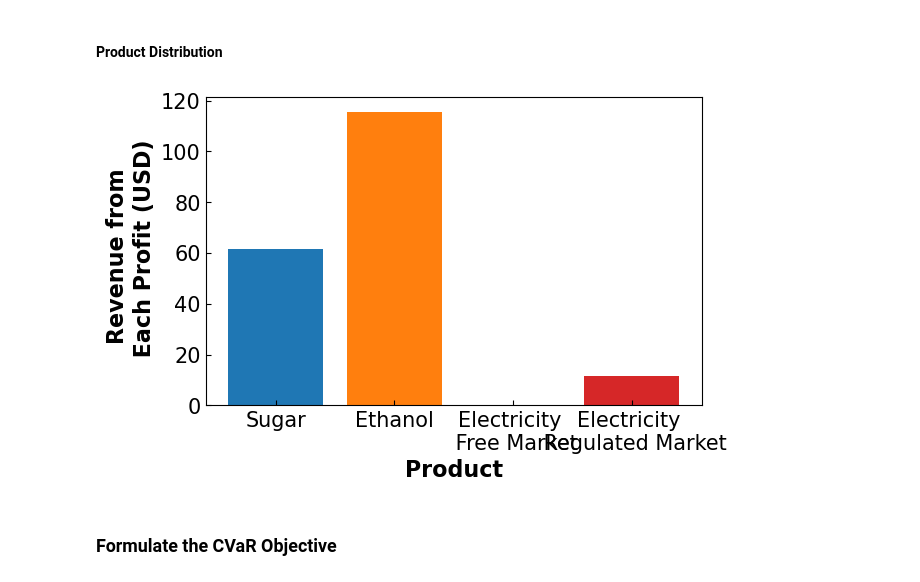
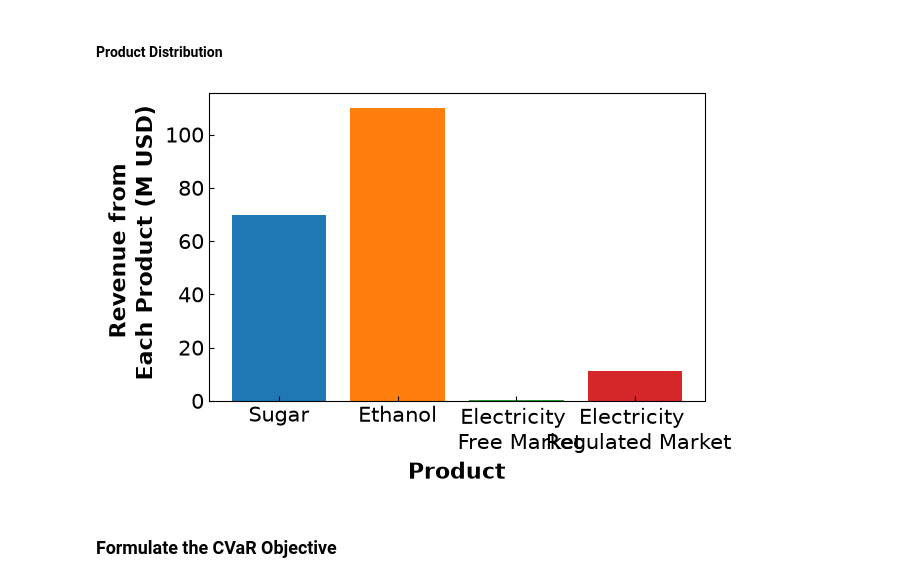
Before and after one commit to ndcbe/optimization, a Jupyter notebook: notebooks/4-dev/RiskMeasures.ipynb, the cells around one changed output. Cells and saved outputs as stored; diff of their text form; code cells hidden in the pictures.

```diff
--- a/notebooks/4-dev/RiskMeasures.ipynb
+++ b/notebooks/4-dev/RiskMeasures.ipynb
@@ -594,14 +702,19 @@ eth -0.000756  0.000390  0.001578
 m = create_model()
 
 
-# Define MV as the objective
+# Define MV as the objective. This is written over the monetary exposures
+# w_c = pbar_c * x_c, so every term is in USD^2.
 def mean_value(m):
     return sum(
-        m.x[i] * covar.loc[i, j] * m.x[j] for i in m.commodities for j in m.commodities
+        m.exposure[i] * covar.loc[i, j] * m.exposure[j]
+        for i in m.commodities
+        for j in m.commodities
     )
 
 
 m.obj = pyo.Objective(rule=mean_value, sense=pyo.minimize)
+
+assert_units_consistent(m)
 
 # Solve the Model
 sol = pyo.SolverFactory("ipopt")
@@ -614,6 +727,8 @@ assert pyo.check_optimal_termination(results), (
 
 print("Results")
 print("--------------------------------------")
+print("MV", "%.4g" % pyo.value(m.obj), "USD^2")
+print("sqrt(MV)", np.round(np.sqrt(pyo.value(m.obj)) / 1e6, 2), "M USD")
 print("Expected Profit", np.round(pyo.value(m.EP), 2), "USD")
 print("Ethanol Produced", np.round(pyo.value(m.x["eth"]), 2), "m3")
 print("Sugar Produced", np.round(pyo.value(m.x["sug"]), 2), "tonne")
@@ -702,15 +819,16 @@ m = create_model()
 # Create set of return indicies
 J = np.arange(1, m.N)
 
-# Create new variables
-m.y_aux = pyo.Var(J, domain=pyo.NonNegativeReals)
-m.z_aux = pyo.Var(J, domain=pyo.NonNegativeReals)
+# Create new variables. The deviations are monetary, like the exposures.
+m.y_aux = pyo.Var(J, domain=pyo.NonNegativeReals, units=u.USD)
+m.z_aux = pyo.Var(J, domain=pyo.NonNegativeReals, units=u.USD)
 
 
 # Constrain y - z to be the abs portion
 def aux_con(m, j):
     return m.y_aux[j] - m.z_aux[j] == sum(
-        m.x[i] * (Returns.loc[j, i] - ((1 / m.N) * sum(Returns.loc[j, i] for j in J)))
+        m.exposure[i]
+        * (Returns.loc[j, i] - ((1 / m.N) * sum(Returns.loc[j, i] for j in J)))
         for i in m.commodities
     )
 
@@ -725,6 +843,8 @@ def mad(m):
 
 m.obj = pyo.Objective(rule=mad, sense=pyo.minimize)
 
+assert_units_consistent(m)
+
 # Solve the Model
 sol = pyo.SolverFactory("ipopt")
 
@@ -736,6 +856,7 @@ assert pyo.check_optimal_termination(results), (
 
 print("Results")
 print("------------------------------")
+print("MAD", np.round(pyo.value(m.obj) / 1e6, 2), "M USD")
 print("Expected Profit", np.round(pyo.value(m.EP), 2), "USD")
 print("Ethanol Produced", np.round(pyo.value(m.x["eth"]), 2), "m3")
 print("Sugar Produced", np.round(pyo.value(m.x["sug"]), 2), "tonne")
@@ -800,17 +922,17 @@ Difference: 89.68 M USD
 # %%
 fig, ax = plt.subplots(figsize=(6.4, 4))
 plt.bar("Sugar", pyo.value(m.avg_sug_prof) / 1e6)
 plt.bar("Ethanol", pyo.value(m.avg_eth_prof) / 1e6)
 plt.bar("Electricity \n Free Market", pyo.value(m.avg_el_prof) / 1e6)
 plt.bar("Electricity \n Regulated Market", pyo.value(m.x["reg"]) * 72.5 / 1e6)
 plt.xlabel("Product", fontsize=16, fontweight="bold")
-plt.ylabel("Revenue from \n Each Profit (USD)", fontsize=16, fontweight="bold")
+plt.ylabel("Revenue from \n Each Product (M USD)", fontsize=16, fontweight="bold")
 ax.xaxis.set_tick_params(labelsize=15)
 ax.yaxis.set_tick_params(labelsize=15)
 ax.tick_params(direction="in")
 plt.show()
 # %% [output]
-[figure, old version]
+[figure, new version]
 # %% [markdown]
 ### Formulate the CVaR Objective
 # %% [markdown]
```
Also changed, not shown: parts of 22 cells of this notebook.
